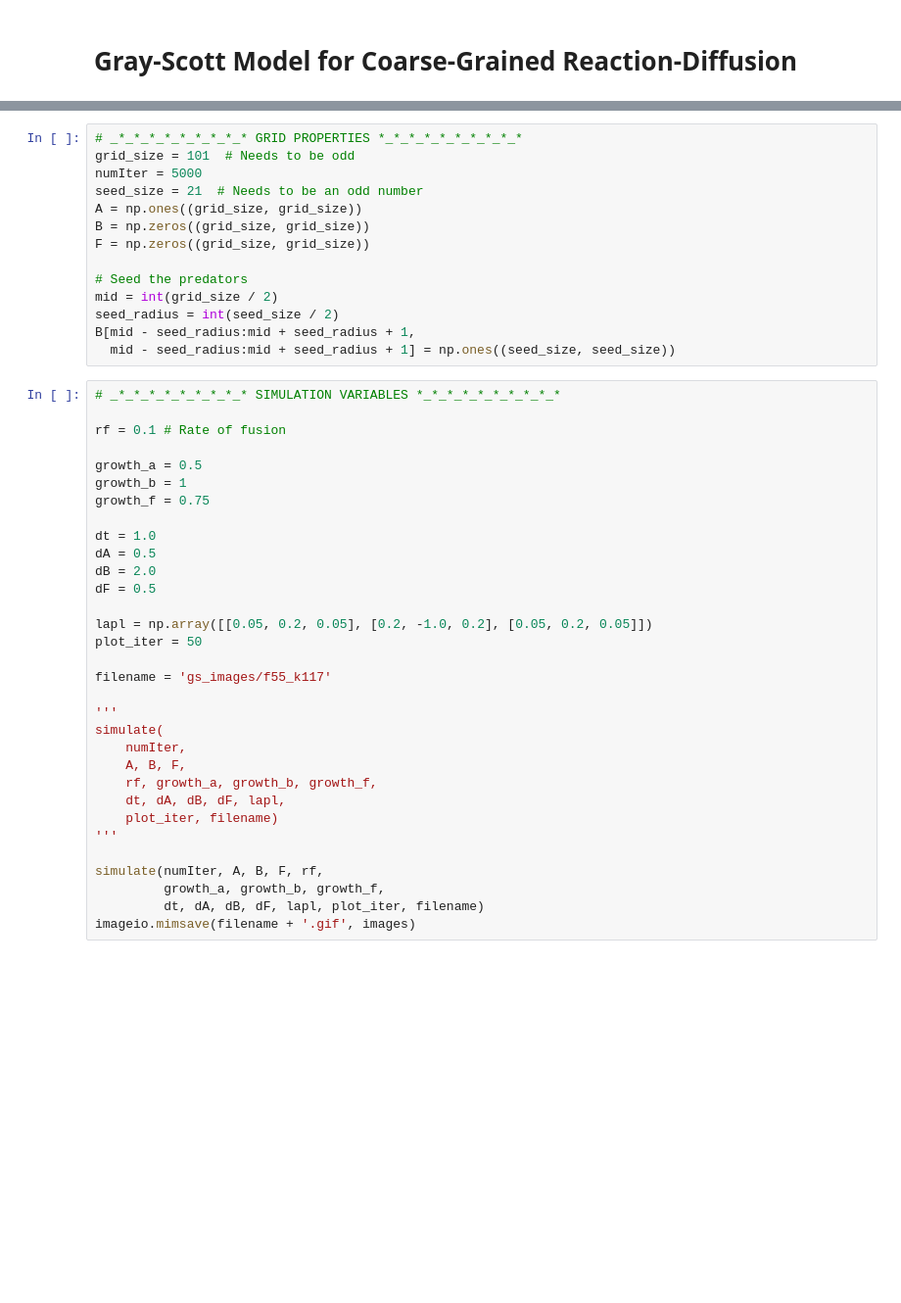
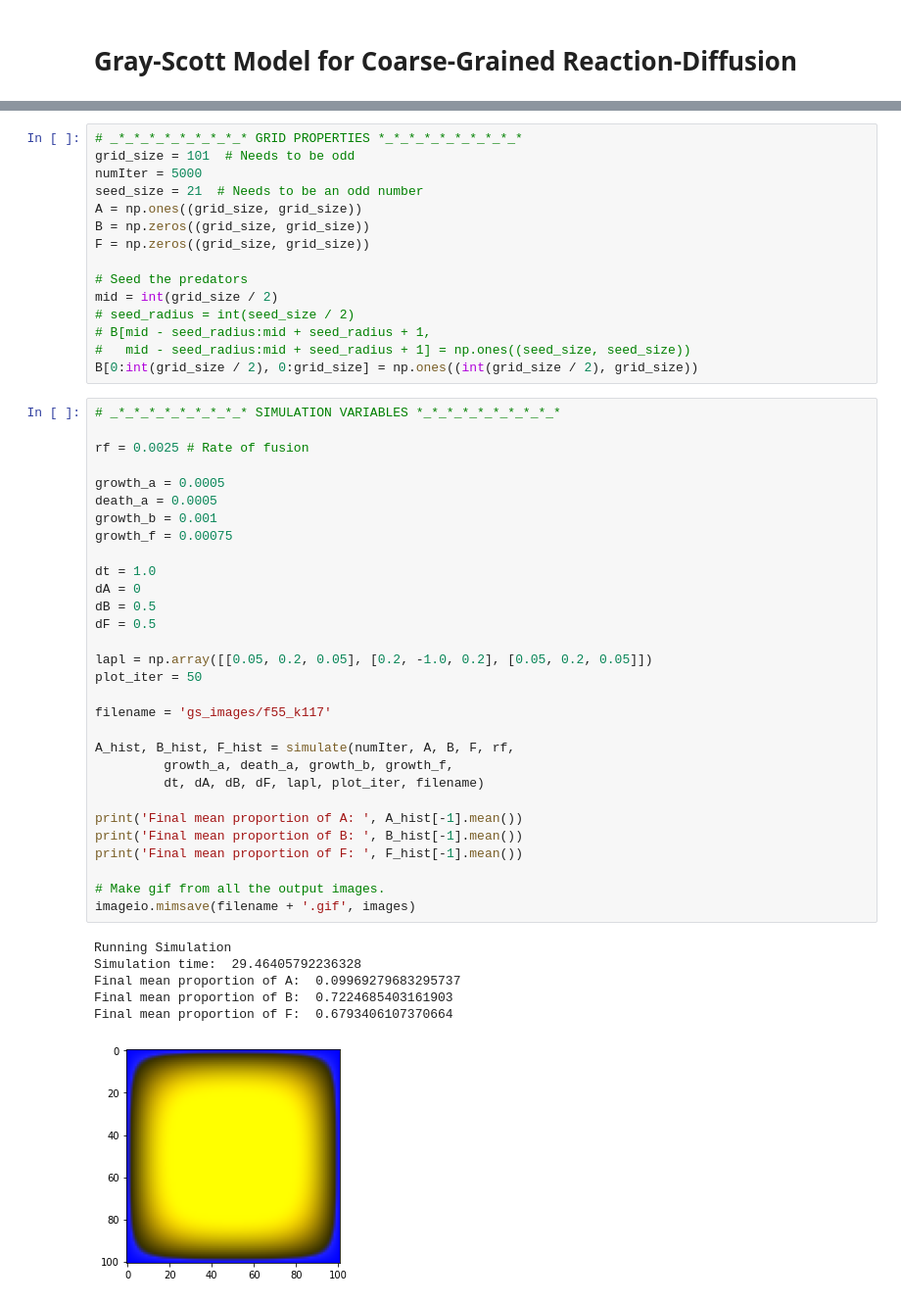
Before and after one commit to rbarkerclarke/fusion_model, a Jupyter notebook: gray-scott/Gray-Scott.ipynb, the cells around one changed output, grey strips where cells are left out. Shown at 98% size. Drawn from its saved outputs; the diff is of its cells as text; blank space fills up the shorter version.

Commit message:
Update Gray-Scott model to add death component to the sensitive population Plot all cells on the same figure with RGB values determined by resistant, fused, and sensitive proportions respectively

```diff
--- a/gray-scott/Gray-Scott.ipynb
+++ b/gray-scott/Gray-Scott.ipynb
@@ -92,38 +103,44 @@ F = np.zeros((grid_size, grid_size))
 
 # Seed the predators
 mid = int(grid_size / 2)
-seed_radius = int(seed_size / 2)
-B[mid - seed_radius:mid + seed_radius + 1,
-  mid - seed_radius:mid + seed_radius + 1] = np.ones((seed_size, seed_size))
+# seed_radius = int(seed_size / 2)
+# B[mid - seed_radius:mid + seed_radius + 1,
+#   mid - seed_radius:mid + seed_radius + 1] = np.ones((seed_size, seed_size))
+B[0:int(grid_size / 2), 0:grid_size] = np.ones((int(grid_size / 2), grid_size))
 # %%
 # _*_*_*_*_*_*_*_*_* SIMULATION VARIABLES *_*_*_*_*_*_*_*_*_*
 
-rf = 0.1 # Rate of fusion
+rf = 0.0025 # Rate of fusion
 
-growth_a = 0.5
-growth_b = 1
-growth_f = 0.75
+growth_a = 0.0005
+death_a = 0.0005
+growth_b = 0.001
+growth_f = 0.00075
 
 dt = 1.0
-dA = 0.5
-dB = 2.0
+dA = 0
+dB = 0.5
 dF = 0.5
 
 lapl = np.array([[0.05, 0.2, 0.05], [0.2, -1.0, 0.2], [0.05, 0.2, 0.05]])
 plot_iter = 50
 
 filename = 'gs_images/f55_k117'
 
-'''
-simulate(
-    numIter,
-    A, B, F,
-    rf, growth_a, growth_b, growth_f,
-    dt, dA, dB, dF, lapl,
-    plot_iter, filename)
-'''
+A_hist, B_hist, F_hist = simulate(numIter, A, B, F, rf,
+         growth_a, death_a, growth_b, growth_f,
+         dt, dA, dB, dF, lapl, plot_iter, filename)
 
-simulate(numIter, A, B, F, rf,
-         growth_a, growth_b, growth_f,
-         dt, dA, dB, dF, lapl, plot_iter, filename)
+print('Final mean proportion of A: ', A_hist[-1].mean())
+print('Final mean proportion of B: ', B_hist[-1].mean())
+print('Final mean proportion of F: ', F_hist[-1].mean())
+
+# Make gif from all the output images.
 imageio.mimsave(filename + '.gif', images)
+# %% [output]
+Running Simulation
+Simulation time:  29.46405792236328
+Final mean proportion of A:  0.09969279683295737
+Final mean proportion of B:  0.7224685403161903
+Final mean proportion of F:  0.6793406107370664
+[figure, added]
```
Also changed, not shown: parts of 2 cells of this notebook.
